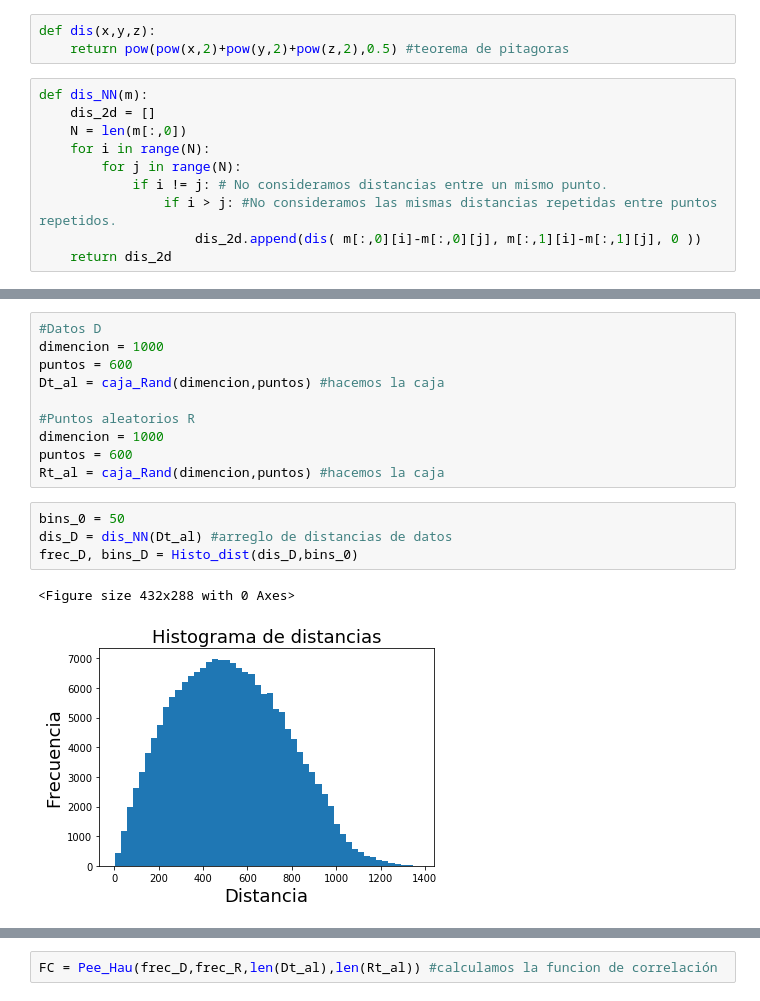
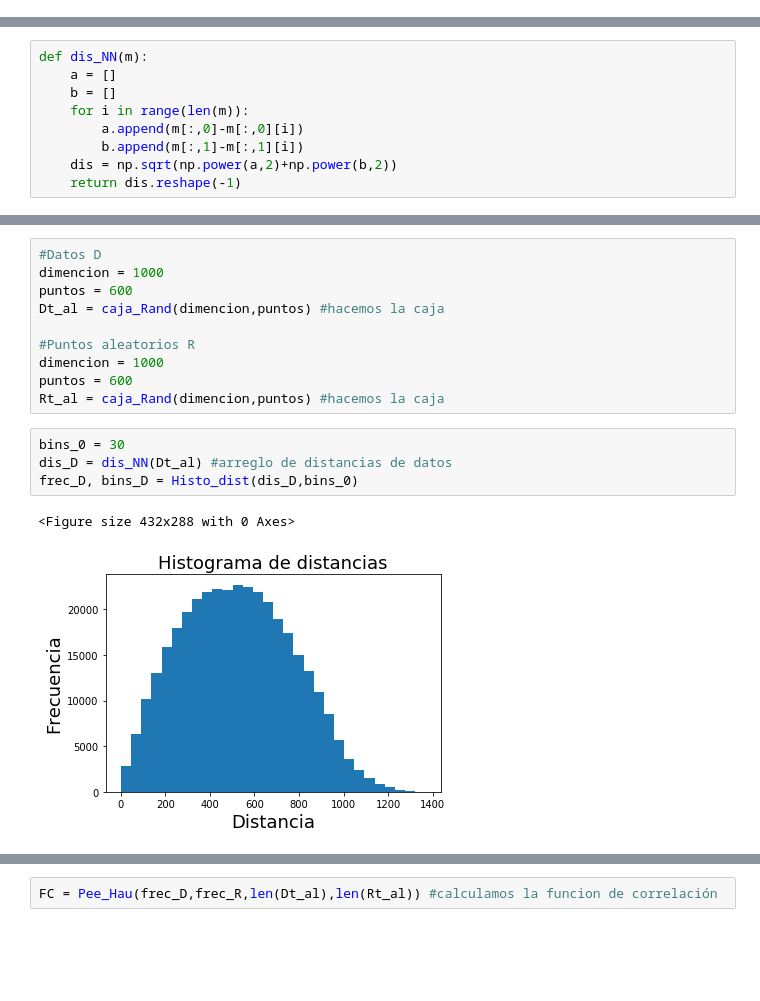
Before and after one commit to CosmoStats/cosmostats2018-Oscar2401, a Jupyter notebook: 2daParte/Ejercicio2/parte_1_2.ipynb, the cells around one changed output, grey strips where cells are left out. Saved outputs shown, nothing was run; the diff lists cells and outputs as text; blank space fills up the shorter version.

```diff
--- a/2daParte/Ejercicio2/parte_1_2.ipynb
+++ b/2daParte/Ejercicio2/parte_1_2.ipynb
@@ -149,16 +150,3 @@ def caja_Rand(dim,puntos):
     return np.loadtxt('Tabla_Aleatorios.dat') # x = RR[:,0] | y = RR[:,1]
 # %% [markdown]
 Defino una función para calcular la distancia entre 2 dos puntos.
-# %%
-def dis(x,y,z):
-    return pow(pow(x,2)+pow(y,2)+pow(z,2),0.5) #teorema de pitagoras
-# %%
-def dis_NN(m):
-    dis_2d = []
-    N = len(m[:,0])
-    for i in range(N):
-        for j in range(N):
-            if i != j: # No consideramos distancias entre un mismo punto.
-                if i > j: #No consideramos las mismas distancias repetidas entre puntos repetidos.
-                    dis_2d.append(dis( m[:,0][i]-m[:,0][j], m[:,1][i]-m[:,1][j], 0 ))
-    return dis_2d
@@ -165,3 +157,12 @@ def dis_NN(m):
+# %%
+def dis_NN(m):
+    a = []
+    b = []
+    for i in range(len(m)):
+        a.append(m[:,0]-m[:,0][i])
+        b.append(m[:,1]-m[:,1][i])
+    dis = np.sqrt(np.power(a,2)+np.power(b,2))
+    return dis.reshape(-1)
 # %% [markdown]
 Definimos una función para hacer el histograma
 # %%
@@ -256,12 +257,12 @@ dimencion = 1000
 puntos = 600
 Rt_al = caja_Rand(dimencion,puntos) #hacemos la caja
 # %%
-bins_0 = 50
+bins_0 = 30
 dis_D = dis_NN(Dt_al) #arreglo de distancias de datos
 frec_D, bins_D = Histo_dist(dis_D,bins_0)
 # %% [output]
 <Figure size 432x288 with 0 Axes>
-[figure, old version]
+[figure, new version]
 # %%
 #Hacemos el Histograma
 dis_R = dis_NN(Rt_al) #arreglo de distancias de puntos aleatorios
```
Also changed, not shown: parts of 14 cells of this notebook, 5 other files.
